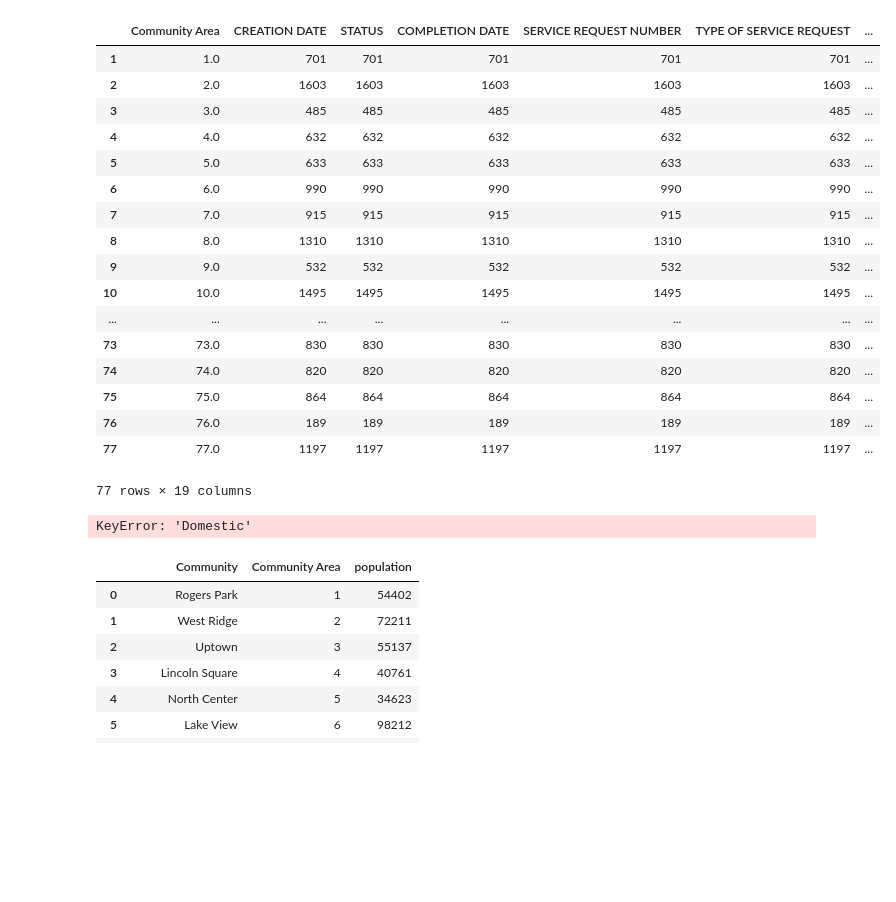
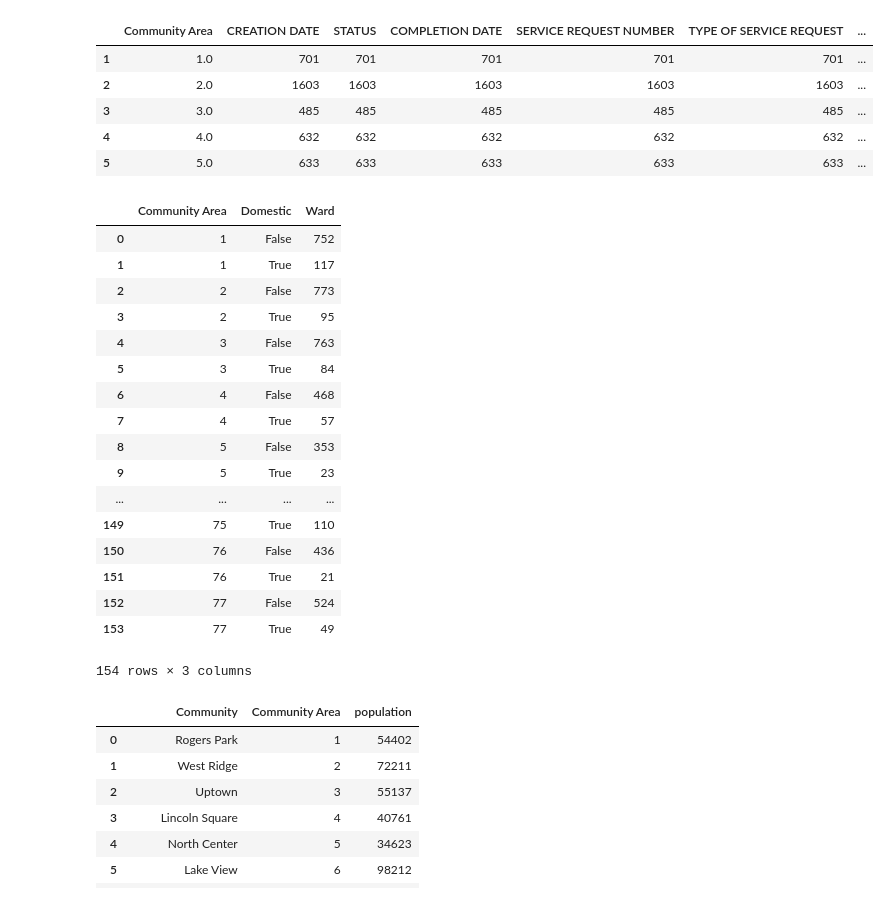
Before and after one commit to NUBootcampTeam/ParksAndPotholes, a Jupyter notebook: vc_main.ipynb, the cells around one changed output. Drawn from its saved outputs; the diff is of its cells as text; code cells hidden in the pictures; blank space fills up the shorter version.

```diff
--- a/vc_main.ipynb
+++ b/vc_main.ipynb
@@ -58,33 +46,38 @@ potholes_group
 
 potholes_group = potholes_group.drop(potholes_group.index[0])
 # %%
-potholes_group
+potholes_group.head()
 # %% [output]
 |  | Community Area | CREATION DATE | STATUS | COMPLETION DATE | SERVICE REQUEST NUMBER | TYPE OF SERVICE REQUEST | ... |
 | 1 | 1.0 | 701 | 701 | 701 | 701 | 701 | ... |
 | 2 | 2.0 | 1603 | 1603 | 1603 | 1603 | 1603 | ... |
 | 3 | 3.0 | 485 | 485 | 485 | 485 | 485 | ... |
 | 4 | 4.0 | 632 | 632 | 632 | 632 | 632 | ... |
 | 5 | 5.0 | 633 | 633 | 633 | 633 | 633 | ... |
-| 6 | 6.0 | 990 | 990 | 990 | 990 | 990 | ... |
-| 7 | 7.0 | 915 | 915 | 915 | 915 | 915 | ... |
-| 8 | 8.0 | 1310 | 1310 | 1310 | 1310 | 1310 | ... |
-| 9 | 9.0 | 532 | 532 | 532 | 532 | 532 | ... |
-| 10 | 10.0 | 1495 | 1495 | 1495 | 1495 | 1495 | ... |
-| ... | ... | ... | ... | ... | ... | ... | ... |
-| 73 | 73.0 | 830 | 830 | 830 | 830 | 830 | ... |
-| 74 | 74.0 | 820 | 820 | 820 | 820 | 820 | ... |
-| 75 | 75.0 | 864 | 864 | 864 | 864 | 864 | ... |
-| 76 | 76.0 | 189 | 189 | 189 | 189 | 189 | ... |
-| 77 | 77.0 | 1197 | 1197 | 1197 | 1197 | 1197 | ... |
-77 rows × 19 columns
 # %%
-crime=crime[['Ward','Community Area']]
+crime=crime[['Ward','Community Area','Domestic']]
 community_crime=crime.groupby(['Community Area', 'Domestic'], as_index=False)
 crime_group=community_crime.count()
 crime_group
 # %% [output]
+|  | Community Area | Domestic | Ward |
+| 0 | 1 | False | 752 |
+| 1 | 1 | True | 117 |
+| 2 | 2 | False | 773 |
+| 3 | 2 | True | 95 |
+| 4 | 3 | False | 763 |
+| 5 | 3 | True | 84 |
+| 6 | 4 | False | 468 |
+| 7 | 4 | True | 57 |
+| 8 | 5 | False | 353 |
+| 9 | 5 | True | 23 |
+| ... | ... | ... | ... |
+| 149 | 75 | True | 110 |
+| 150 | 76 | False | 436 |
+| 151 | 76 | True | 21 |
+| 152 | 77 | False | 524 |
+| 153 | 77 | True | 49 |
-KeyError: 'Domestic'
+154 rows × 3 columns
 # %%
 
 population
```
Also changed, not shown: parts of 3 cells of this notebook.
